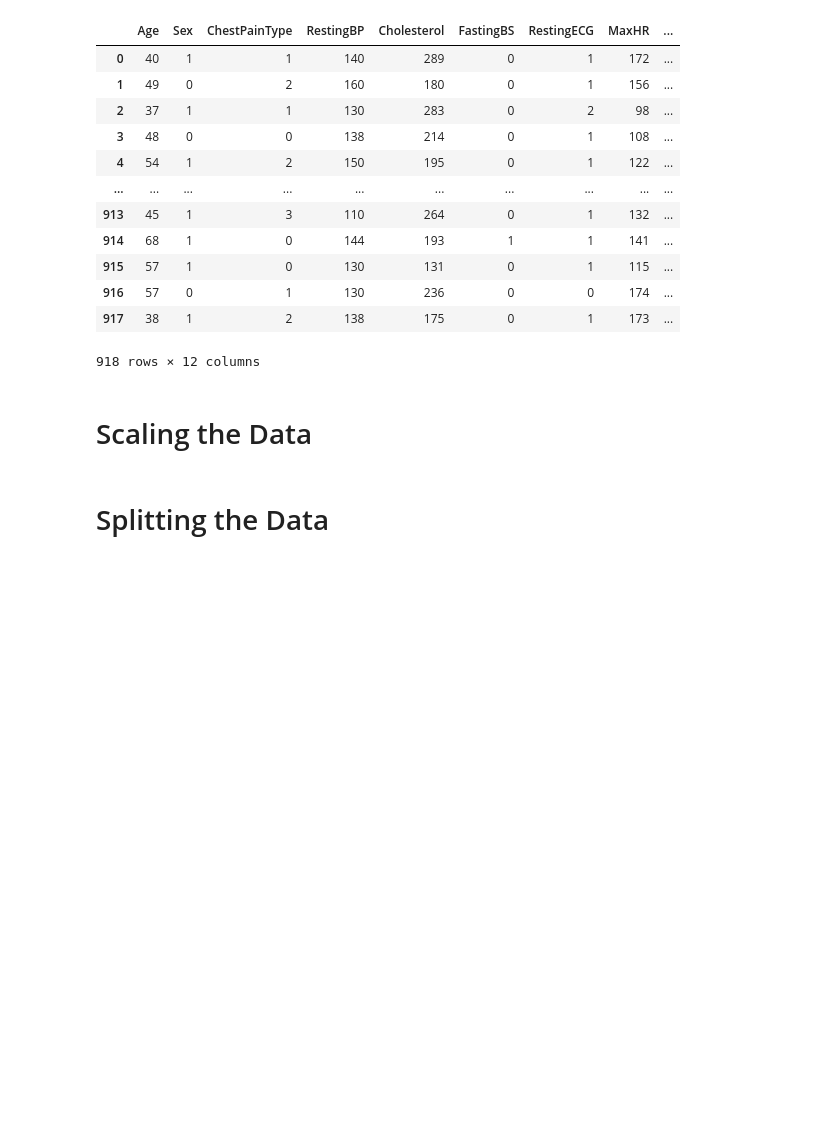
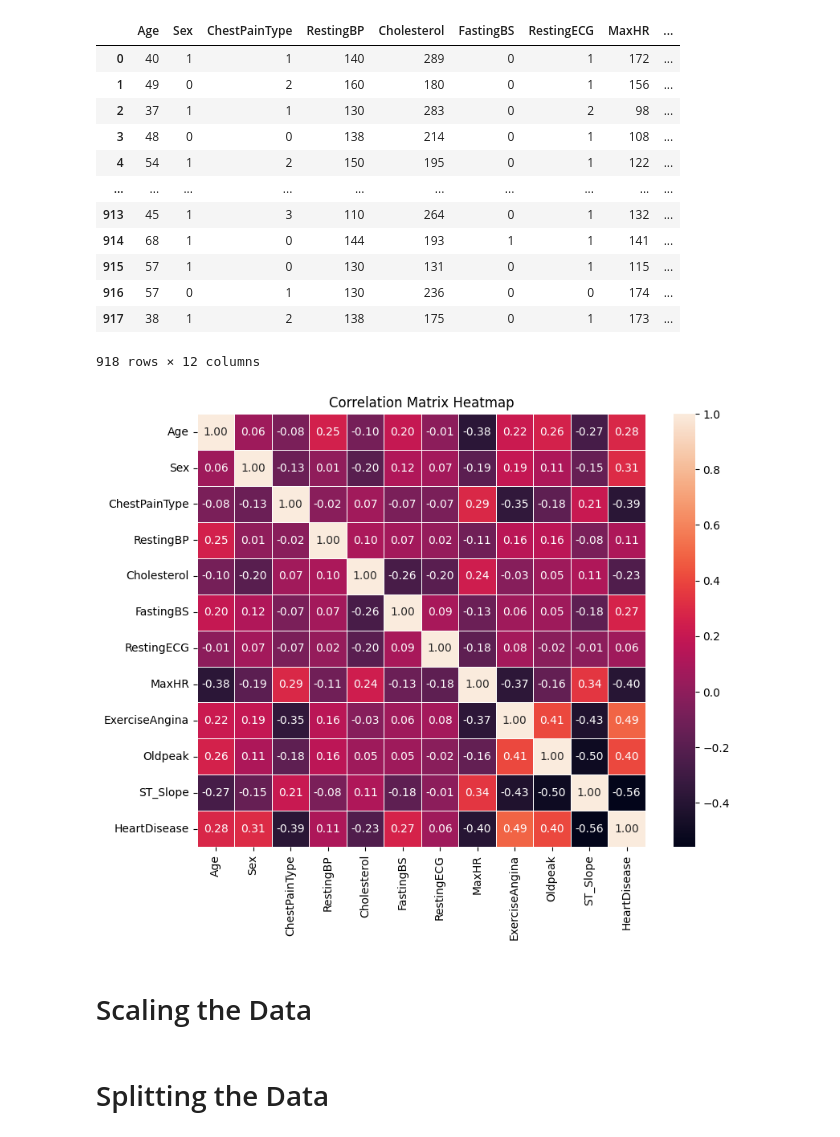
Before and after one commit to sportole/heart-failure-prediction, a Jupyter notebook: Heart_Disease_Prediction.ipynb, the cells around one changed output. Cells and saved outputs as stored; diff of their text form; code cells hidden in the pictures; blank space fills up the shorter version.

Commit message:
Data Evaluation

```diff
--- a/Heart_Disease_Prediction.ipynb
+++ b/Heart_Disease_Prediction.ipynb
@@ -288,10 +289,10 @@ plt.show()
 # %% [markdown]
 # Encoding Categorical Data
 # %%
-lbl=LabelEncoder()
-categorical_columns = ['Sex', 'ChestPainType', 'RestingECG','ExerciseAngina','ST_Slope']
-for col in categorical_columns:
-    heart_df[col] = lbl.fit_transform(heart_df[col])
+lbl = LabelEncoder()
+categorical_columns = ['Sex', 'ChestPainType', 'RestingECG', 'ExerciseAngina', 'ST_Slope']
+for column in categorical_columns:
+    heart_df[column] = lbl.fit_transform(heart_df[column])
 # %%
 heart_df
 # %% [output]
@@ -308,11 +309,21 @@ heart_df
 | 916 | 57 | 0 | 1 | 130 | 236 | 0 | 0 | 174 | ... |
 | 917 | 38 | 1 | 2 | 138 | 175 | 0 | 1 | 173 | ... |
 918 rows × 12 columns
+# %%
+numeric_df = heart_df.select_dtypes(include=['float64', 'int64'])
+corr_matrix = numeric_df.corr()
+#plotting correlation matrix
+plt.figure(figsize=(9,7))
+sns.heatmap(corr_matrix, annot=True, fmt='.2f', linewidths=0.5, cbar=True)
+plt.title('Correlation Matrix Heatmap')
+plt.show()
+# %% [output]
+[figure, added]
+# %% [markdown]
+# Scaling the Data
 # %%
 X = heart_df.drop(columns='HeartDisease', axis=1)
 Y = heart_df['HeartDisease']
-# %% [markdown]
-# Scaling the Data
 # %%
 scaler = StandardScaler()
 X = scaler.fit_transform(X)
```
Also changed, not shown: parts of 4 cells of this notebook.
